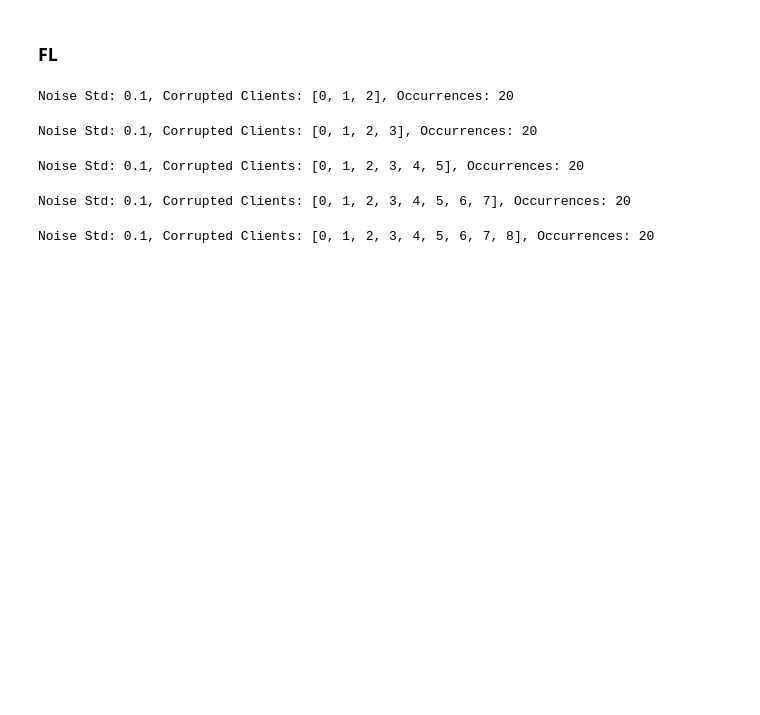
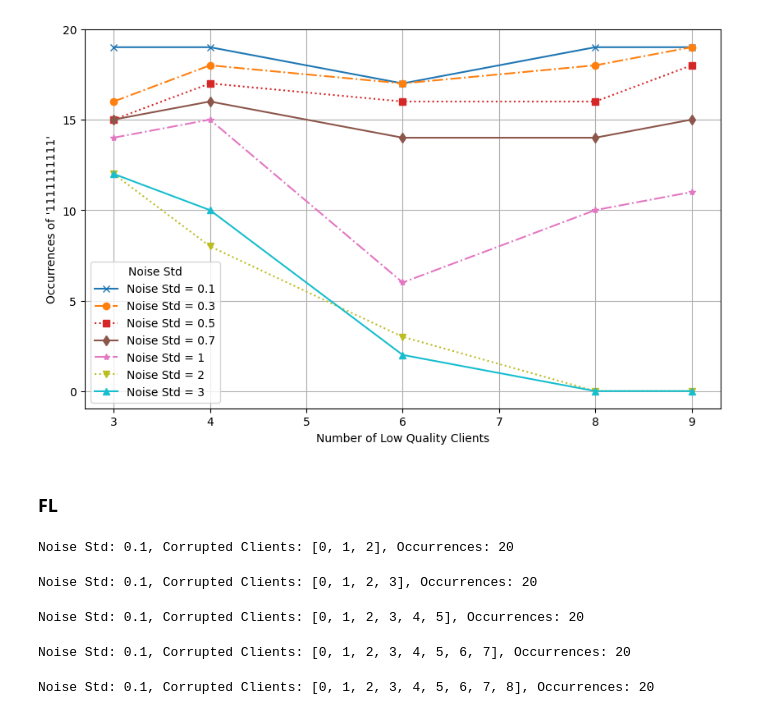
Before and after one commit to abbaszal/Thesis_Projects, a Jupyter notebook: src/For Report.ipynb, the cells around one changed output. Saved outputs shown, nothing was run; the diff lists cells and outputs as text; code cells hidden in the pictures; blank space fills up the shorter version.

```diff
--- a/src/For Report.ipynb
+++ b/src/For Report.ipynb
@@ -346,3 +345,28 @@ Results saved to /Users/abbaszal/Documents/Thesis_Project_Spambase/nash_occurren
+# %%
+cmap = cm.get_cmap('tab10', len(noise_std_values))
+markers = ['x','o','s','d', '*','v', '^', '<', '>','h', 'D']
+linestyles = ['-',  '-.', ':']
+
+plt.figure(figsize=(10, 6))
+for i, noise in enumerate(noise_std_values):
+    color = cmap(i)
+    marker = markers[i % len(markers)]
+    linestyle = linestyles[i % len(linestyles)]
+
+    plt.plot(corrupted_clients_counts, results[noise],
+             marker=marker, linestyle=linestyle, color=color,
+             label=f'Noise Std = {noise}')
+
+plt.xlabel("Number of Low Quality Clients")
+plt.ylabel("Occurrences of '1111111111'")
+plt.legend(title="Noise Std")
+# Set y-axis to only show integer values
+y_min, y_max = plt.ylim()
+plt.yticks(np.arange(np.ceil(y_min), np.floor(y_max) + 5, 5))
+plt.grid(True)
+plt.show()
+# %% [output]
+[figure, added]
 # %% [markdown]
 ### FL
 # %%
```
Also changed, not shown: parts of 2 cells of this notebook.
